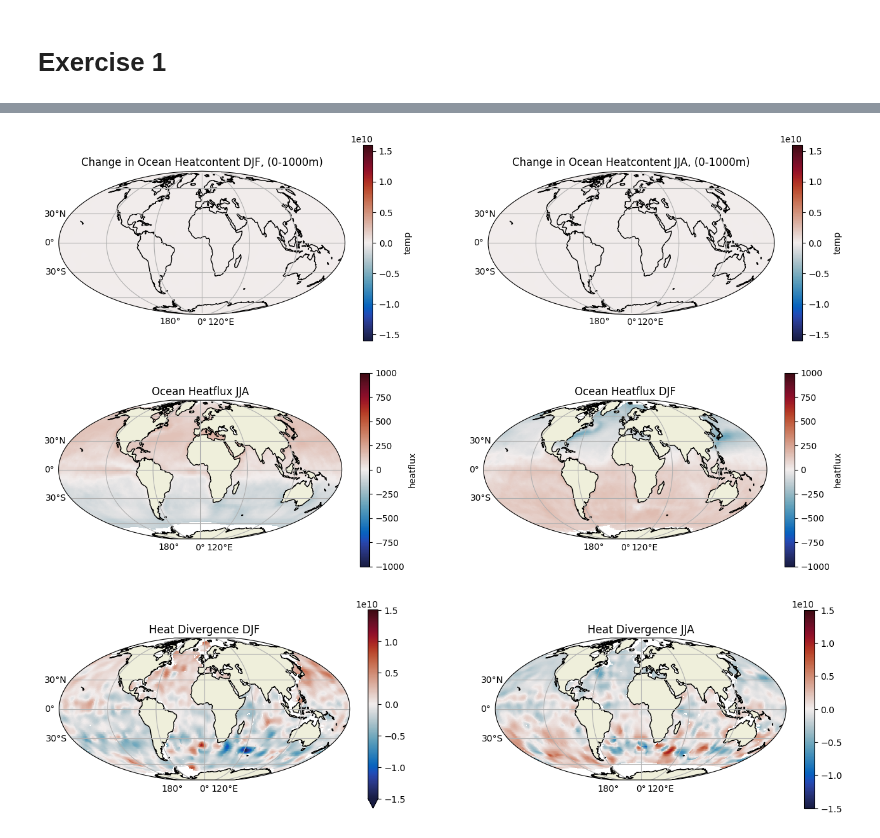
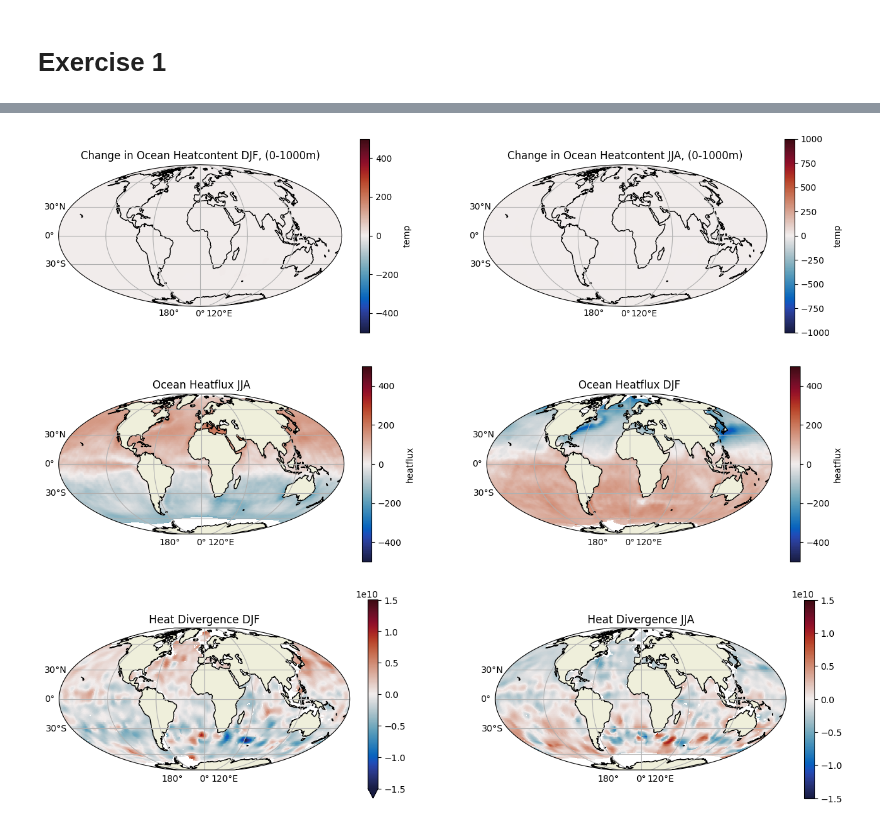
Before and after one commit to JRethemeier/Thermohaline-Circulation, a Jupyter notebook: Assignment2/Assignment2.ipynb, the cells around one changed output, grey strips where cells are left out. Cells and saved outputs as stored; diff of their text form; code cells hidden in the pictures.

```diff
--- a/Assignment2/Assignment2.ipynb
+++ b/Assignment2/Assignment2.ipynb
@@ -88,8 +87,11 @@ integrated_temperature = (       levitus
 # %%
 # Integrate Temperature over the topmost 1000 meters
 integrated_temperature = (
-        levitus
-        .sel(depth=slice(0,1000)) # Select only the values within the topmost 1000 meters
+        (
+                levitus.temp
+                +273.15
+                )
         .integrate(coord="depth") # Integrate over the depth
-        .temp # Take the Value Temperature
+        # .temp # Take the Value Temperature
 ).T # transpose the data
+integrated_temperature.sel(month=1).plot()
@@ -111,16 +101,22 @@ integrated_temperature.plot(col="month", col_wrap=4)
 # %%
 # Calculate the Change in ocean heatcontent over JJA (August - June) and DJF (Feb - Dec) respectively
+seconds_per_day = 24*60*60
+days_in_long_month = 31
+days_in_short_month = 30
+days_in_february = 28
+
 ocean_heatcontent_change_JJA = (
         density * specific_heat_capacity *
         (
-                integrated_temperature.sel(month=8) -
-                integrated_temperature.sel(month=6)
-        )
+                integrated_temperature.sel(month=8)/days_in_long_month -
+                integrated_temperature.sel(month=6)/days_in_short_month
+        )/seconds_per_day
 )
 ocean_heatcontent_change_DJF = (
         density * specific_heat_capacity *
         (
-                integrated_temperature.sel(month=2) -
-                integrated_temperature.sel(month=12)
-        )
+                integrated_temperature.sel(month=2)/days_in_february -
+                integrated_temperature.sel(month=12)/days_in_long_month
+        )/seconds_per_day
 )
+ocean_heatcontent_change_JJA.plot()
@@ -164,29 +150,29 @@ heat_divergence_DJF = (heatflux_DJF + ocean_heatcontent_change_DJF) * (-1)
 # %%
 fig = plt.figure(figsize=map_size)
 ax1 = fig.add_subplot(121, projection=Mollweide())
 basemap(ax1)
-ocean_heatcontent_change_DJF.plot(ax=ax1, transform=PlateCarree(), vmin=-1.6e10, vmax=1.6e10, cmap=cm_balance)
+ocean_heatcontent_change_DJF.plot(ax=ax1, transform=PlateCarree(), vmin=-5e2, vmax=5e2, cmap=cm_balance)
 ax1.set_title("Change in Ocean Heatcontent DJF, (0-1000m)")
 ax2 = fig.add_subplot(122, projection=Mollweide())
 basemap(ax2)
-ocean_heatcontent_change_JJA.plot(ax=ax2, transform=PlateCarree(), vmin=-1.6e10, vmax=1.6e10, cmap=cm_balance)
+ocean_heatcontent_change_JJA.plot(ax=ax2, transform=PlateCarree(), vmin=-1e3, vmax=1e3, cmap=cm_balance)
 ax2.set_title("Change in Ocean Heatcontent JJA, (0-1000m)")
 plt.show()
 # %% [output]
-[figure, old version]
+[figure, new version]
 # %%
 fig = plt.figure(figsize=map_size)
 ax = fig.add_subplot(121, projection=Mollweide())
 basemap(ax)
-heatflux_JJA.plot(ax=ax, x="lon", y="lat", transform=PlateCarree(), vmin=-1e3, vmax=1e3, cmap=cm_balance)
+heatflux_JJA.plot(ax=ax, x="lon", y="lat", transform=PlateCarree(), vmin=-5e2, vmax=5e2, cmap=cm_balance)
 ax.set_title("Ocean Heatflux JJA")
 ax = fig.add_subplot(122, projection=Mollweide())
 basemap(ax)
-heatflux_DJF.plot(ax=ax, x="lon", y="lat", transform=PlateCarree(), vmin=-1e3, vmax=1e3, cmap=cm_balance)
+heatflux_DJF.plot(ax=ax, x="lon", y="lat", transform=PlateCarree(), vmin=-5e2, vmax=5e2, cmap=cm_balance)
 ax.set_title("Ocean Heatflux DJF")
 plt.show()
 # %% [output]
-[figure, old version]
+[figure, new version]
 # %%
 fig = plt.figure(figsize=map_size)
 ax = fig.add_subplot(121, projection=Mollweide())
```
Also changed, not shown: parts of 9 cells of this notebook.
